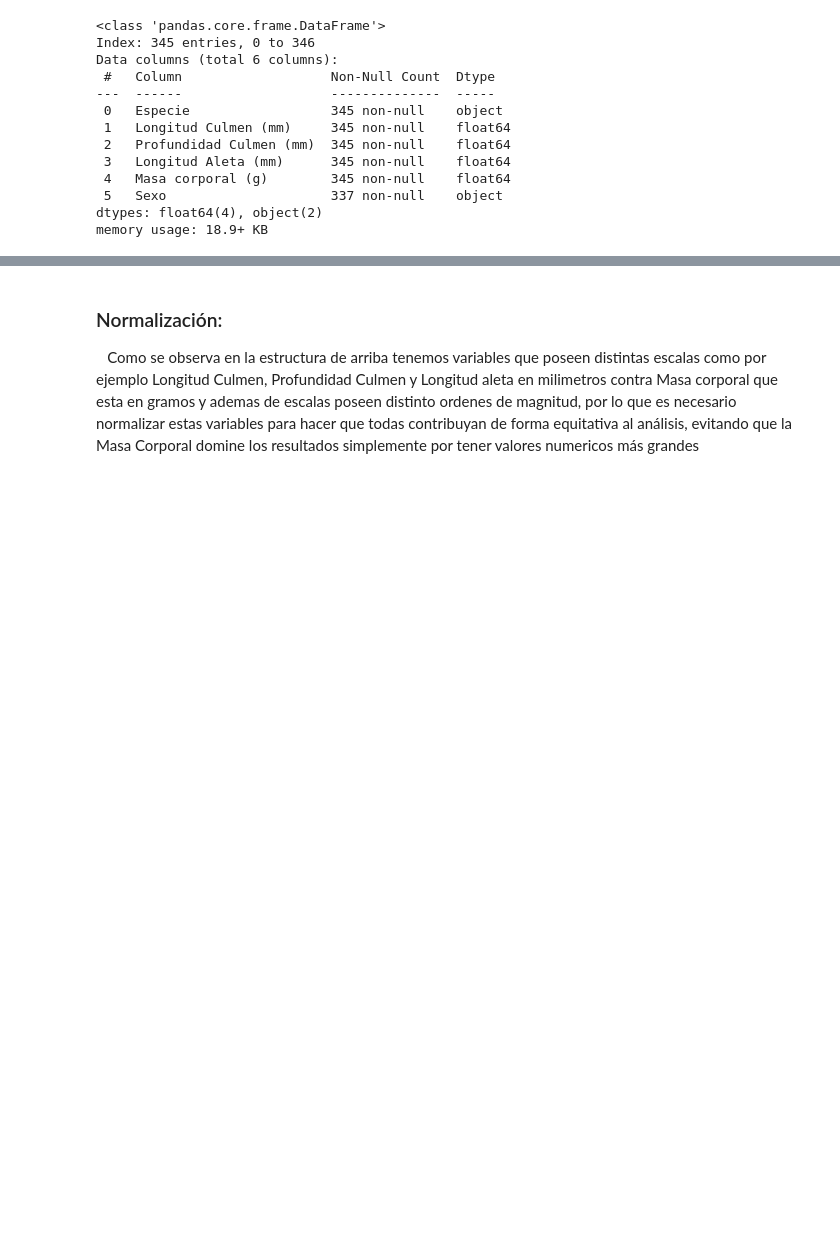
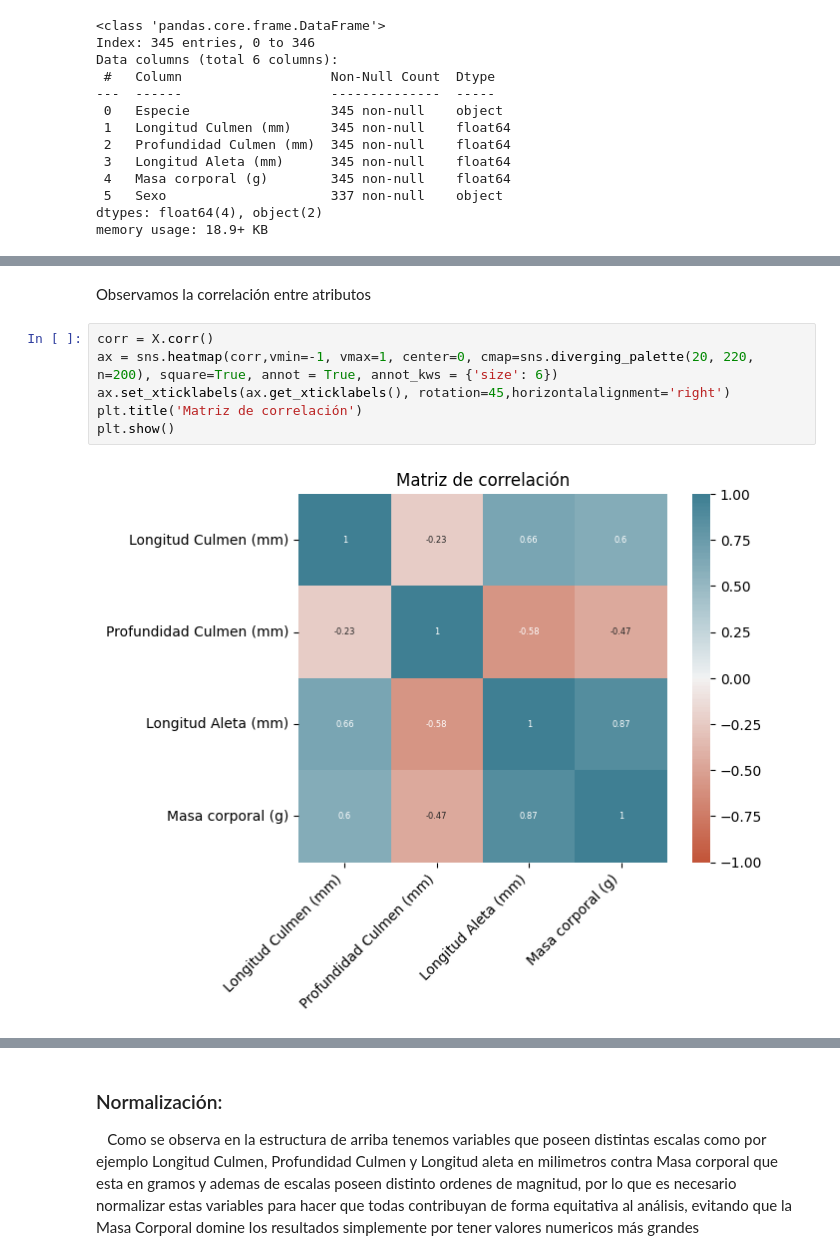
Before and after one commit to manuellazarte/TP-Mineria-Datos-Pinguinos, a Jupyter notebook: TP1_Lazarte_Larrubia.ipynb, the cells around one changed output, grey strips where cells are left out. Drawn from its saved outputs; the diff is of its cells as text; blank space fills up the shorter version.

```diff
--- a/TP1_Lazarte_Larrubia.ipynb
+++ b/TP1_Lazarte_Larrubia.ipynb
@@ -126,0 +192,10 @@ memory usage: 18.9+ KB
+# %% [markdown]
+Observamos la correlación entre atributos
+# %%
+corr = X.corr()
+ax = sns.heatmap(corr,vmin=-1, vmax=1, center=0, cmap=sns.diverging_palette(20, 220, n=200), square=True, annot = True, annot_kws = {'size': 6})
+ax.set_xticklabels(ax.get_xticklabels(), rotation=45,horizontalalignment='right')
+plt.title('Matriz de correlación')
+plt.show()
+# %% [output]
+[figure, added]
```
Also changed, not shown: parts of 51 cells of this notebook.
